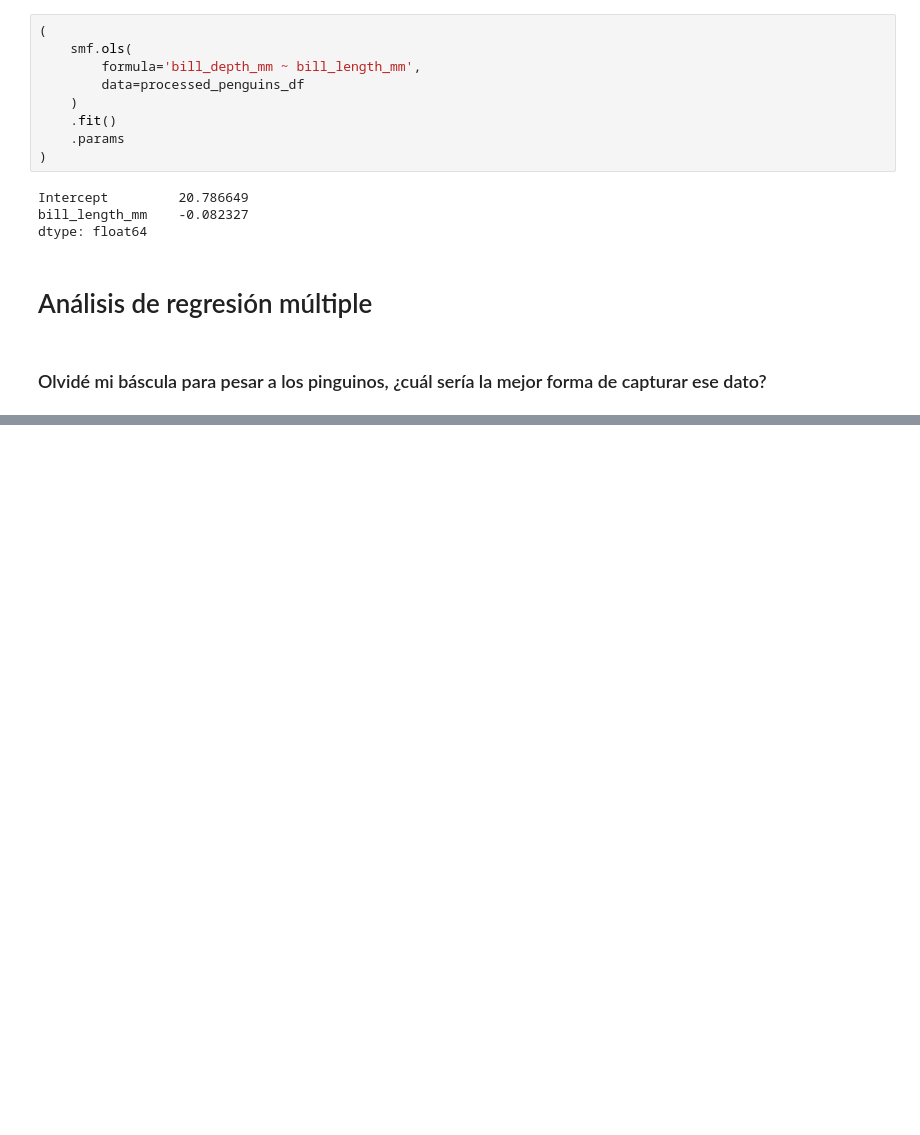
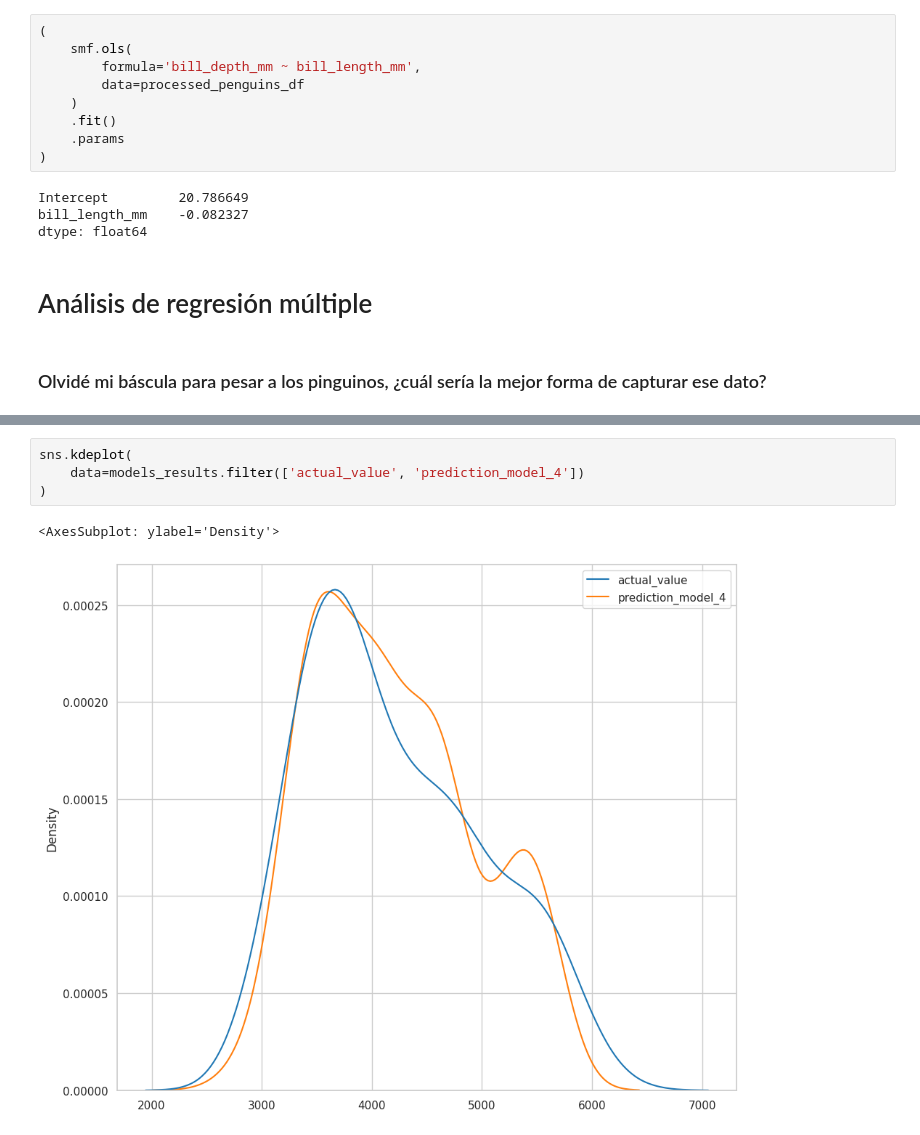
Before and after one commit to electrojam/Curso-de-Analisis-Exploratorio-de-Datos, a Jupyter notebook: 1-conociendo nuestros datos.ipynb, the cells around one changed output, grey strips where cells are left out. Drawn from its saved outputs; the diff is of its cells as text; blank space fills up the shorter version.

```diff
--- a/1-conociendo nuestros datos.ipynb
+++ b/1-conociendo nuestros datos.ipynb
@@ -1820,0 +1881,7 @@ strong multicollinearity or other numerical problems.
+# %%
+sns.kdeplot(
+    data=models_results.filter(['actual_value', 'prediction_model_4'])
+)
+# %% [output]
+<AxesSubplot: ylabel='Density'>
+[figure, added]
```
Also changed, not shown: parts of 18 cells of this notebook.
